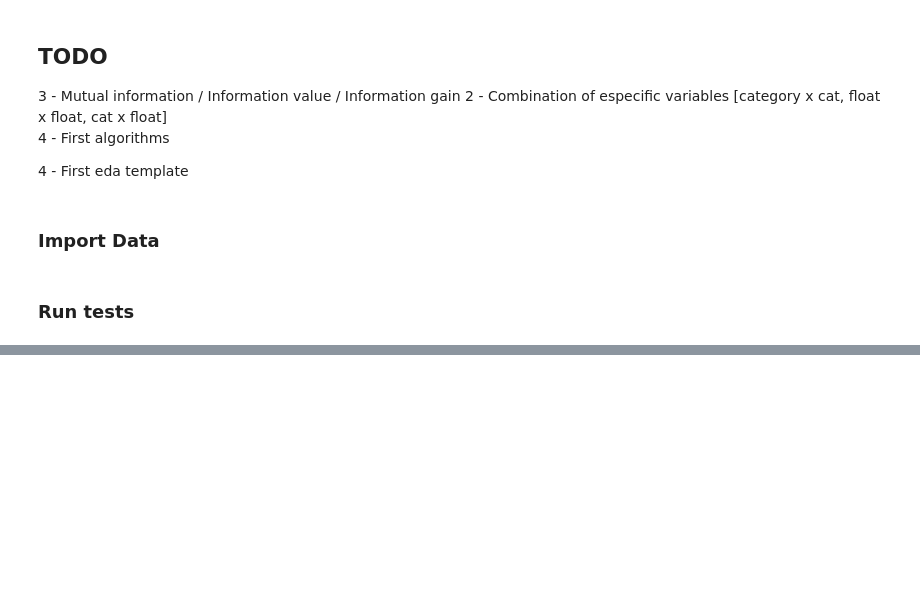
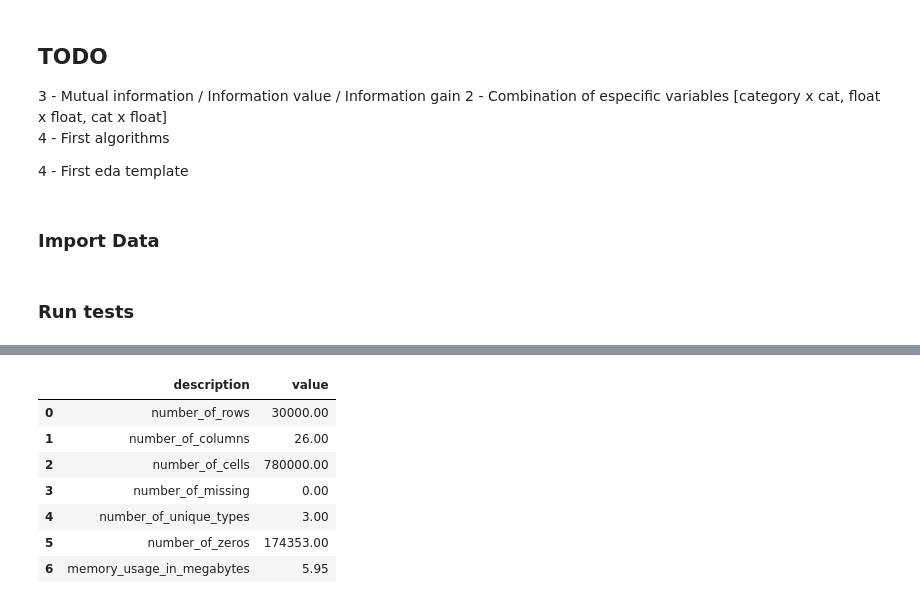
Before and after one commit to luleoli/janestreet, a Jupyter notebook: test.ipynb, the cells around one changed output, grey strips where cells are left out. Drawn from its saved outputs; the diff is of its cells as text; code cells hidden in the pictures; blank space fills up the shorter version.

```diff
--- a/test.ipynb
+++ b/test.ipynb
@@ -44,3 +44,5 @@ df.rename(
 ### Run tests
 # %%
 sandeda = SandEDA(df, "UCI_Credit_Card", "default", "safra")
+# %%
+res_general = sandeda.calc_general()
@@ -46,0 +69,13 @@ sandeda = SandEDA(df, "UCI_Credit_Card", "default", "safra")
+# %%
+res_general['dataset_general']
+df_general = pd.DataFrame(list(res_general['dataset_general'].items()), columns=['description', 'value'], index=None)
+df_general
+# %% [output]
+|  | description | value |
+| 0 | number_of_rows | 30000.00 |
+| 1 | number_of_columns | 26.00 |
+| 2 | number_of_cells | 780000.00 |
+| 3 | number_of_missing | 0.00 |
+| 4 | number_of_unique_types | 3.00 |
+| 5 | number_of_zeros | 174353.00 |
+| 6 | memory_usage_in_megabytes | 5.95 |
```
Also changed, not shown: parts of 36 cells of this notebook, 7 other files.
